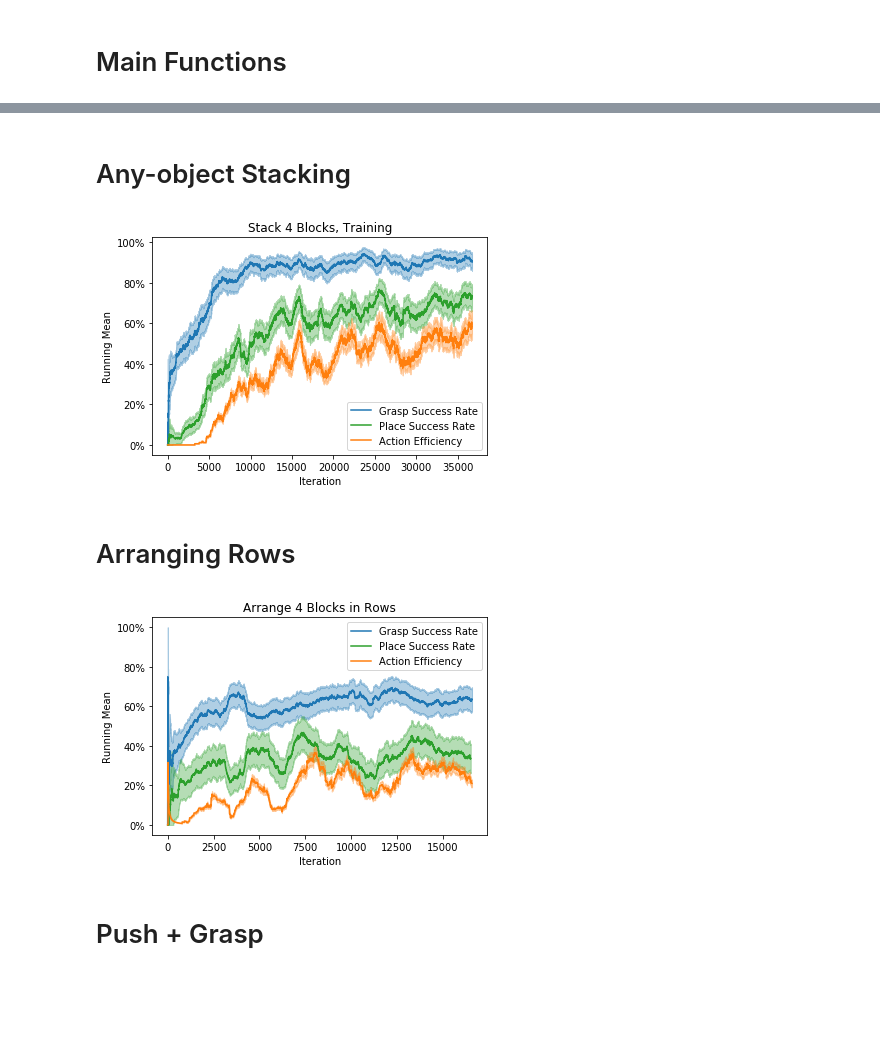
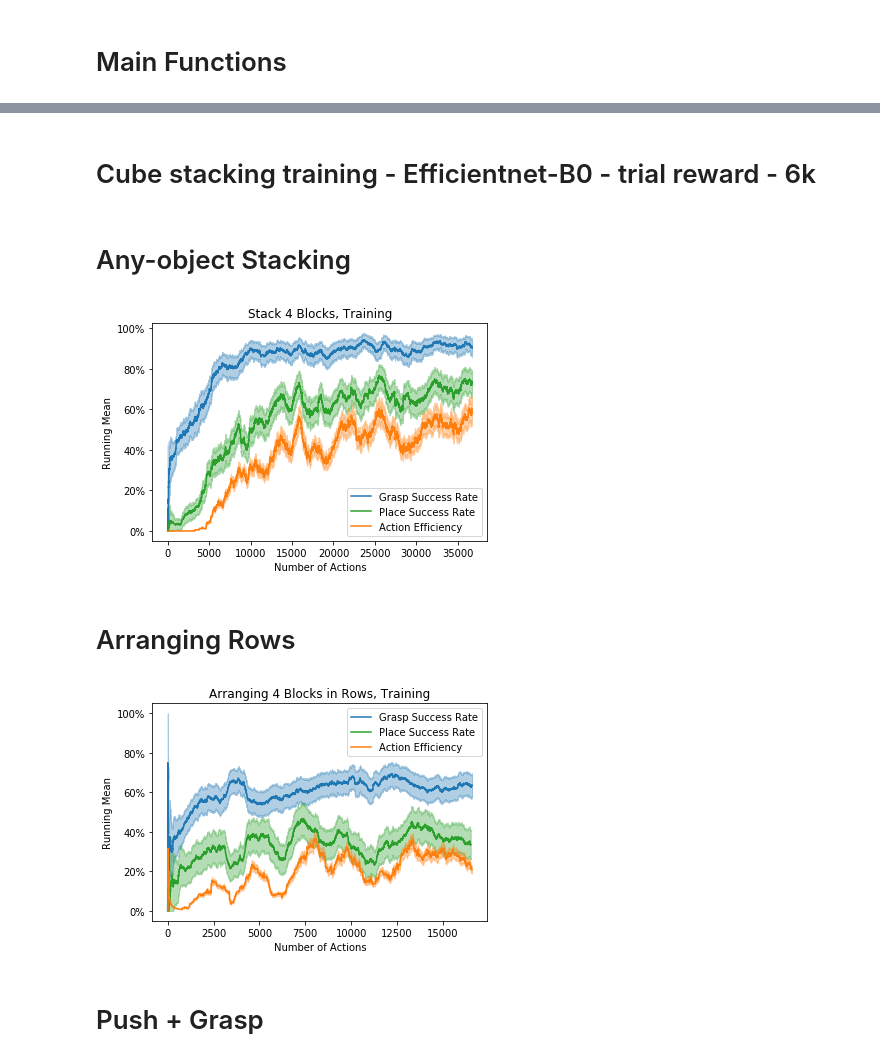
Before and after one commit to jhu-lcsr/good_robot, a Jupyter notebook: plot_success_rate/calculate_successes.ipynb, the cells around one changed output, grey strips where cells are left out. Saved outputs shown, nothing was run; the diff lists cells and outputs as text; code cells hidden in the pictures; blank space fills up the shorter version.

Commit message:
calculate_successes.ipynb ploting notebook update

```diff
--- a/plot_success_rate/calculate_successes.ipynb
+++ b/plot_success_rate/calculate_successes.ipynb
@@ -131,7 +131,7 @@ def get_grasp_action_efficiency(actions, rewards, reward_threshold=0.5, window=2
     upper = np.clip(upper, 0, 1)
     return efficiency, lower, upper
 # %%
-def plot_it(log_dir, title, window=1000, colors=['tab:blue', 'tab:green', 'tab:orange'], alpha=0.35, mult=100, max_iter=None, place=False):
+def plot_it(log_dir, title, window=1000, colors=['tab:blue', 'tab:green', 'tab:orange'], alpha=0.35, mult=100, max_iter=None, place=False, rasterized=True):
     if place:
         heights = np.loadtxt(os.path.join(log_dir, 'transitions', 'stack-height.log.txt'))
         rewards = None
@@ -175,9 +175,9 @@ def plot_it(log_dir, title, window=1000, colors=['tab:blue', 'tab:green', 'tab:o
                      color=colors[2], alpha=alpha)
 
     ax = plt.gca()
-    plt.xlabel('Iteration')
+    plt.xlabel('Number of Actions')
     plt.ylabel('Running Mean')
     plt.title(title)
     plt.legend()
     ax.yaxis.set_major_formatter(PercentFormatter())
-    plt.savefig(log_dir + '_success_plot.pdf')
+    plt.savefig(os.path.basename(log_dir).replace(':', '-').replace('.', '-') + '_success_plot.png')
@@ -185,0 +214,2 @@ def plot_it(log_dir, title, window=1000, colors=['tab:blue', 'tab:green', 'tab:o
+# %% [markdown]
+# Cube stacking training - Efficientnet-B0 - trial reward - 6k
@@ -190,19 +226,19 @@ window = 1000
 max_iter = None
 log_dir = 'any-stack-v2-steps-37k'
 title = 'Stack 4 Blocks, Training'
-plot_it(log_dir, title, window=window, max_iter=max_iter)
+plot_it(log_dir, title, window=window, max_iter=max_iter, place=True)
 # %% [output]
-[figure, old version]
+[figure, new version]
 # %% [markdown]
 # Arranging Rows
 # %%
 window = 1000
 max_iter = None
 log_dir = '../logs/2019-09-13.19-55-21-train-rows-no-images-16.5k'
-title = 'Arrange 4 Blocks in Rows'
-plot_it(log_dir, title, window=window, max_iter=max_iter)
+title = 'Arranging 4 Blocks in Rows, Training'
+plot_it(log_dir, title, window=window, max_iter=max_iter, place=True)
 # %% [output]
-[figure, old version]
+[figure, new version]
 # %% [markdown]
 # Push + Grasp
 # %%
```
Also changed, not shown: parts of 9 cells of this notebook.
